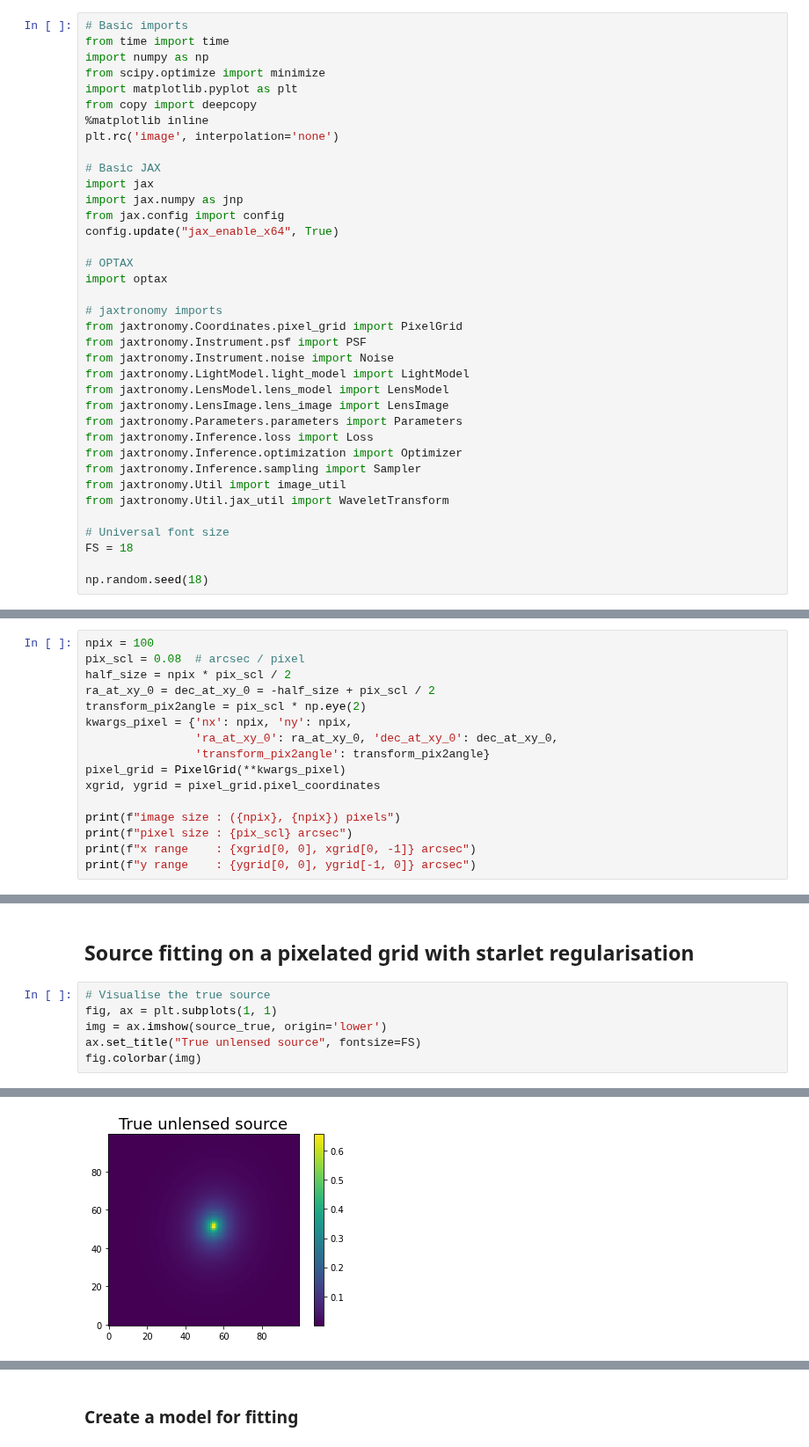
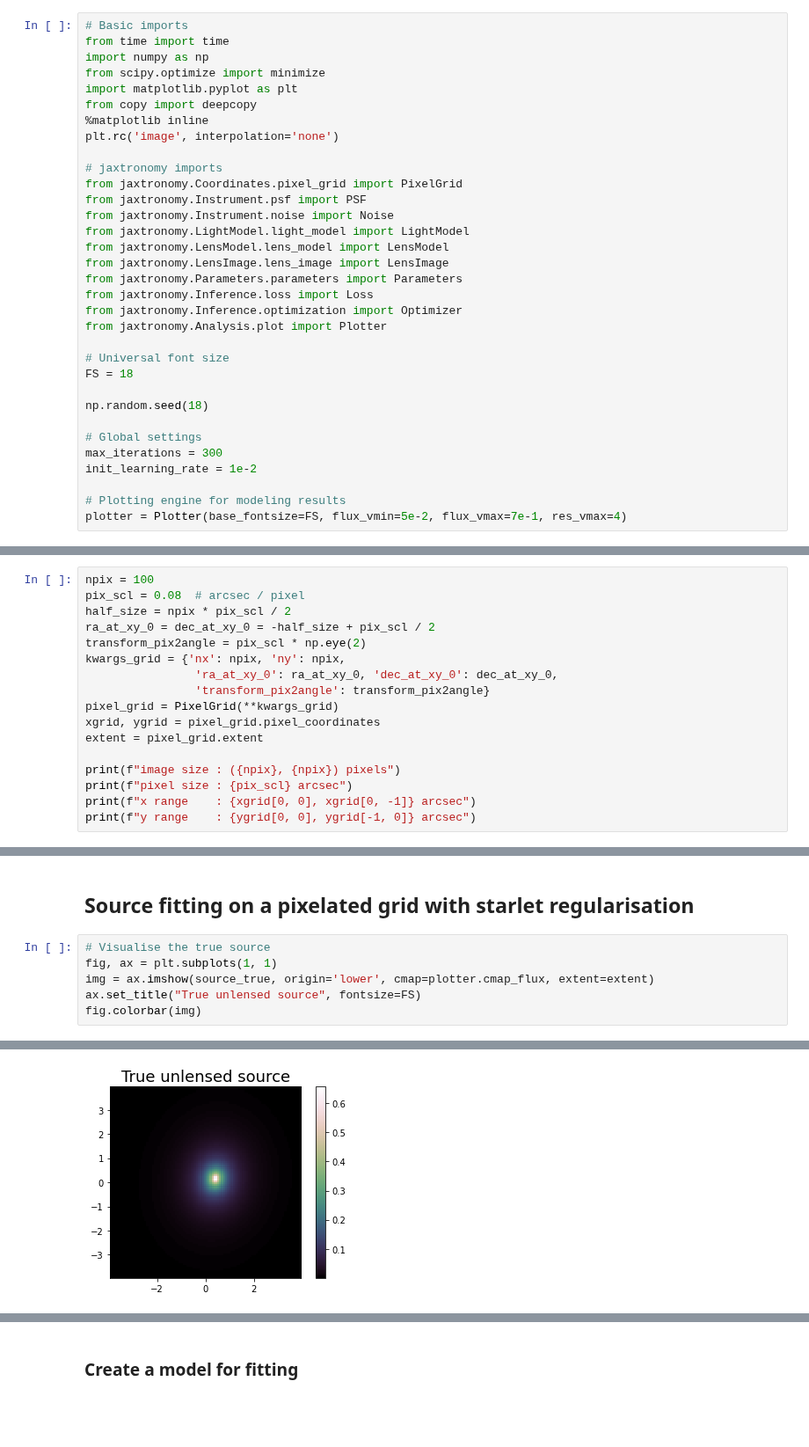
Before and after one commit to Herculens/herculens, a Jupyter notebook: notebooks/fit_pixelated_source.ipynb, the cells around one changed output, grey strips where cells are left out. Shown at 88% size. Cells and saved outputs as stored; diff of their text form; blank space fills up the shorter version.

```diff
--- a/notebooks/fit_pixelated_source.ipynb
+++ b/notebooks/fit_pixelated_source.ipynb
@@ -13,15 +13,6 @@ import matplotlib.pyplot as plt
 from copy import deepcopy
 %matplotlib inline
 plt.rc('image', interpolation='none')
-
-# Basic JAX
-import jax
-import jax.numpy as jnp
-from jax.config import config
-config.update("jax_enable_x64", True)
-
-# OPTAX
-import optax
 
 # jaxtronomy imports
 from jaxtronomy.Coordinates.pixel_grid import PixelGrid
@@ -33,14 +24,19 @@ from jaxtronomy.LensImage.lens_image import LensImage
 from jaxtronomy.Parameters.parameters import Parameters
 from jaxtronomy.Inference.loss import Loss
 from jaxtronomy.Inference.optimization import Optimizer
-from jaxtronomy.Inference.sampling import Sampler
-from jaxtronomy.Util import image_util
-from jaxtronomy.Util.jax_util import WaveletTransform
+from jaxtronomy.Analysis.plot import Plotter
 
 # Universal font size
 FS = 18
 
 np.random.seed(18)
+
+# Global settings
+max_iterations = 300
+init_learning_rate = 1e-2
+
+# Plotting engine for modeling results
+plotter = Plotter(base_fontsize=FS, flux_vmin=5e-2, flux_vmax=7e-1, res_vmax=4)
 # %% [markdown]
 ### Data grids (image plane and source plane)
 For simplicity at first, assume both share the same pixelization.
@@ -50,11 +46,12 @@ pix_scl = 0.08  # arcsec / pixel
 half_size = npix * pix_scl / 2
 ra_at_xy_0 = dec_at_xy_0 = -half_size + pix_scl / 2
 transform_pix2angle = pix_scl * np.eye(2)
-kwargs_pixel = {'nx': npix, 'ny': npix,
+kwargs_grid = {'nx': npix, 'ny': npix,
                 'ra_at_xy_0': ra_at_xy_0, 'dec_at_xy_0': dec_at_xy_0,
                 'transform_pix2angle': transform_pix2angle}
-pixel_grid = PixelGrid(**kwargs_pixel)
+pixel_grid = PixelGrid(**kwargs_grid)
 xgrid, ygrid = pixel_grid.pixel_coordinates
+extent = pixel_grid.extent
 
 print(f"image size : ({npix}, {npix}) pixels")
 print(f"pixel size : {pix_scl} arcsec")
@@ -170,9 +141,9 @@ plt.show()
 # %%
 # Visualise the true source
 fig, ax = plt.subplots(1, 1)
-img = ax.imshow(source_true, origin='lower')
+img = ax.imshow(source_true, origin='lower', cmap=plotter.cmap_flux, extent=extent)
 ax.set_title("True unlensed source", fontsize=FS)
 fig.colorbar(img)
 # %% [output]
 <matplotlib.colorbar.Colorbar at 0x...>
-[figure, old version]
+[figure, new version]
```
Also changed, not shown: parts of 30 cells of this notebook, 2 other files.
